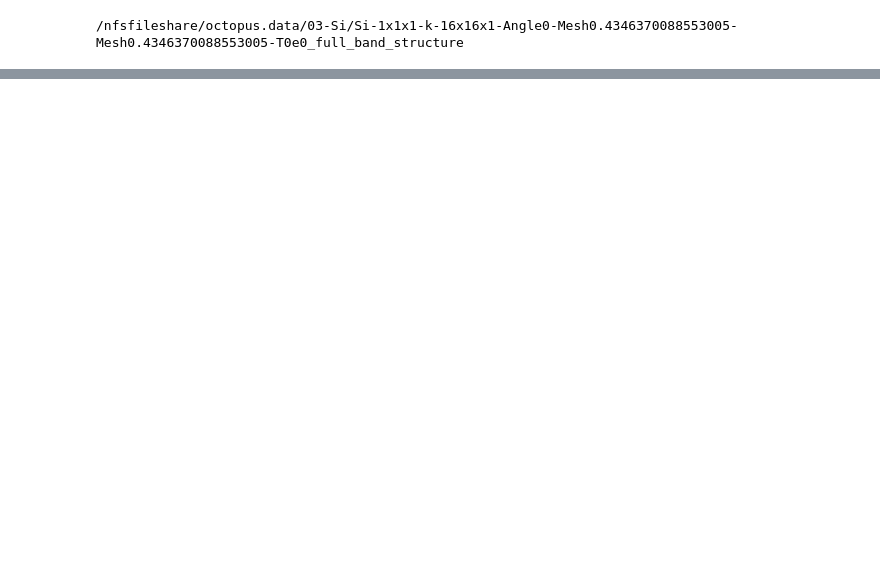
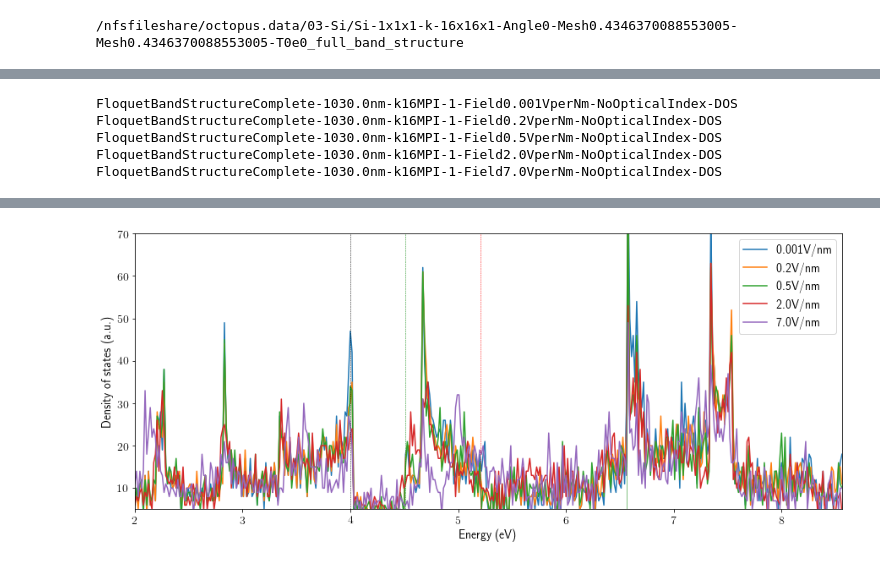
Before and after one commit to tjyderrien/octopus-quantumlap, a Jupyter notebook: Maths/Tibo-biatrisrv/Floquet/Floquet-DOS.ipynb, the cells around one changed output, grey strips where cells are left out. Saved outputs shown, nothing was run; the diff lists cells and outputs as text; code cells hidden in the pictures; blank space fills up the shorter version.

```diff
--- a/Maths/Tibo-biatrisrv/Floquet/Floquet-DOS.ipynb
+++ b/Maths/Tibo-biatrisrv/Floquet/Floquet-DOS.ipynb
@@ -31,0 +41,9 @@ FloquetBandStructureComplete-1030.0nm-k16MPI-1-Field0.5VperNm-NoOpticalIndex-DOS
+# %%
+plotDOSforVariousFields(figurename="Corrected-FloquetDOS", x_range=[4-2, 4+2.56+2], y_range=[5, 70], FermiEnergy=4.,
+                        fields = ["0.001", "0.2", "0.5", "2.0", "7.0"]) #, "7.0"])
+# %% [output]
+FloquetBandStructureComplete-1030.0nm-k16MPI-1-Field0.001VperNm-NoOpticalIndex-DOS
+FloquetBandStructureComplete-1030.0nm-k16MPI-1-Field0.2VperNm-NoOpticalIndex-DOS
+FloquetBandStructureComplete-1030.0nm-k16MPI-1-Field0.5VperNm-NoOpticalIndex-DOS
+FloquetBandStructureComplete-1030.0nm-k16MPI-1-Field2.0VperNm-NoOpticalIndex-DOS
+FloquetBandStructureComplete-1030.0nm-k16MPI-1-Field7.0VperNm-NoOpticalIndex-DOS
@@ -31,0 +52 @@ FloquetBandStructureComplete-1030.0nm-k16MPI-1-Field0.5VperNm-NoOpticalIndex-DOS
+[figure, added]
```
Also changed, not shown: parts of 4 cells of this notebook, 9 other files.
